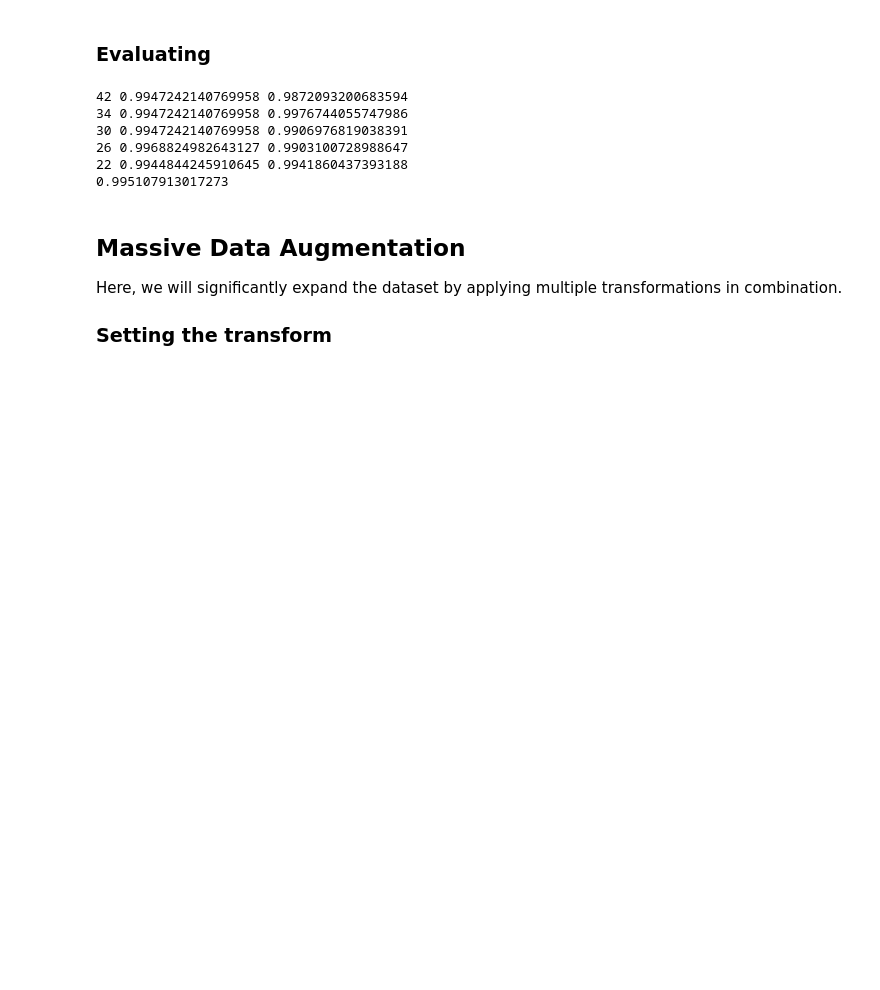
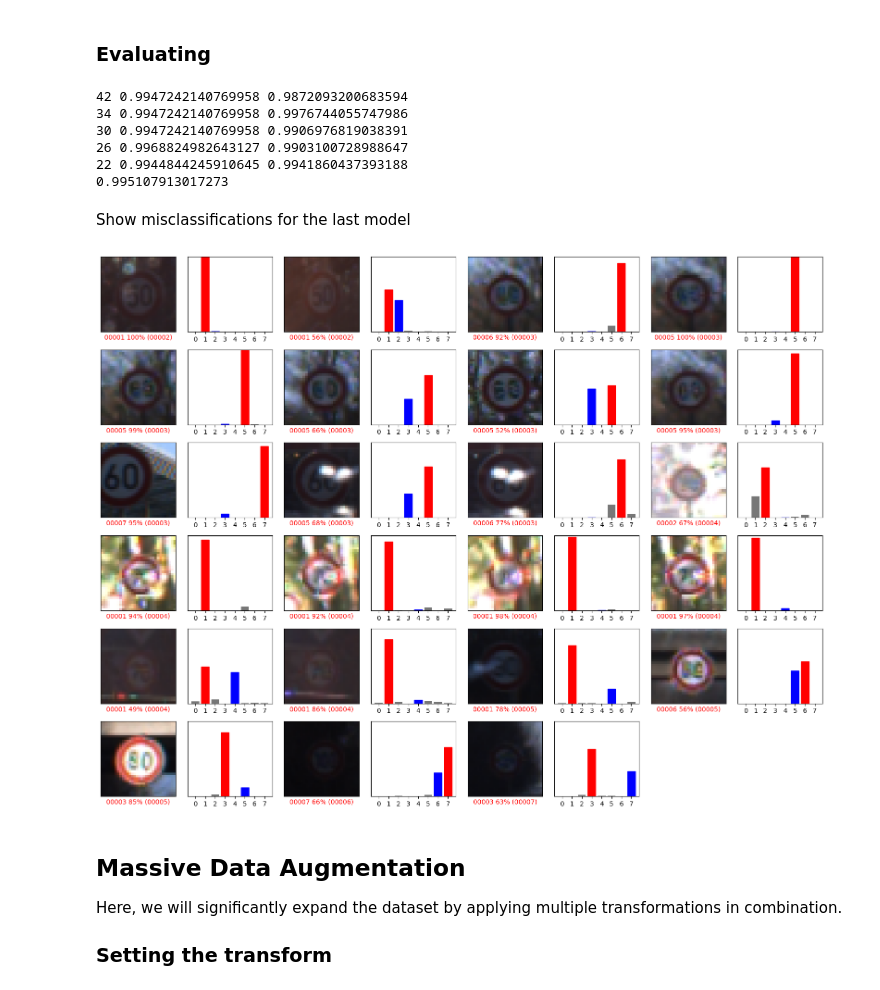
Before and after one commit to Nau3D/Deep-Learning-Course-PyTorch, a Jupyter notebook: 07.1_data_augmentation.ipynb, the cells around one changed output. Drawn from its saved outputs; the diff is of its cells as text; code cells hidden in the pictures; blank space fills up the shorter version.

```diff
--- a/07.1_data_augmentation.ipynb
+++ b/07.1_data_augmentation.ipynb
@@ -397,6 +397,12 @@ print(res)
 26 0.9968824982643127 0.9903100728988647
 22 0.9944844245910645 0.9941860437393188
 0.995107913017273
+# %% [markdown]
+Show misclassifications for the last model
+# %%
+show_bad_preds(model_Conv, test_loader, test_set.classes)
+# %% [output]
+[figure, added]
 # %% [markdown]
 ## Massive Data Augmentation
 
```
Also changed, not shown: parts of 11 cells of this notebook.
